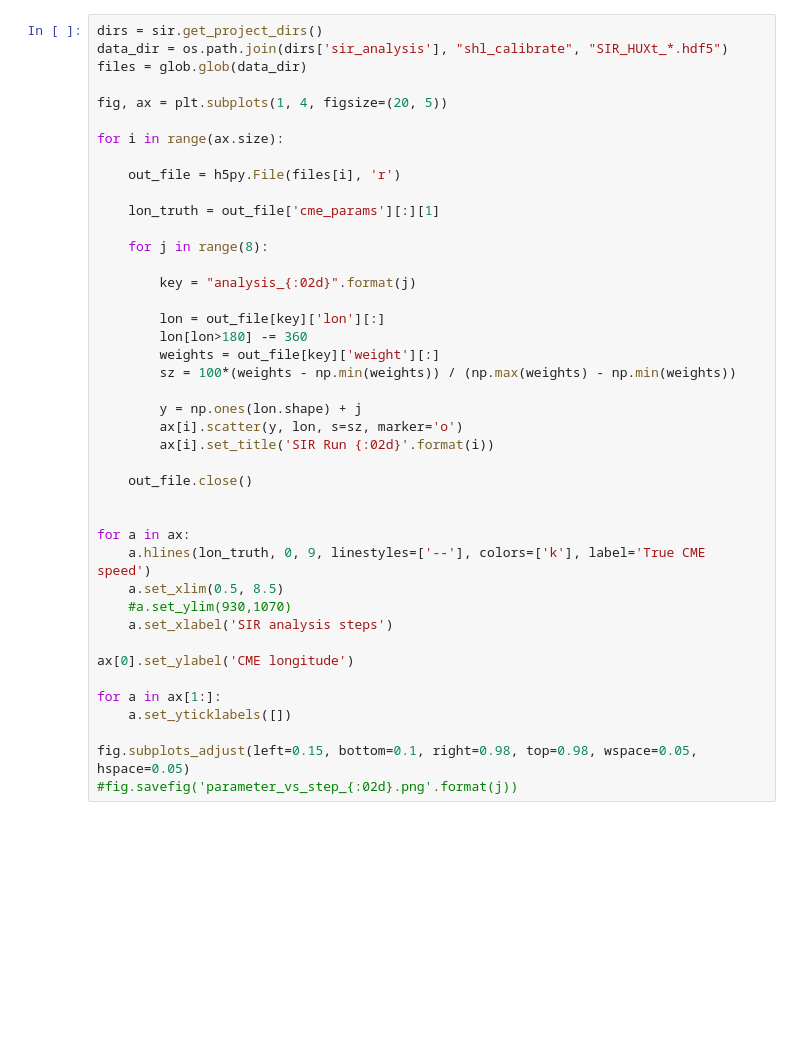
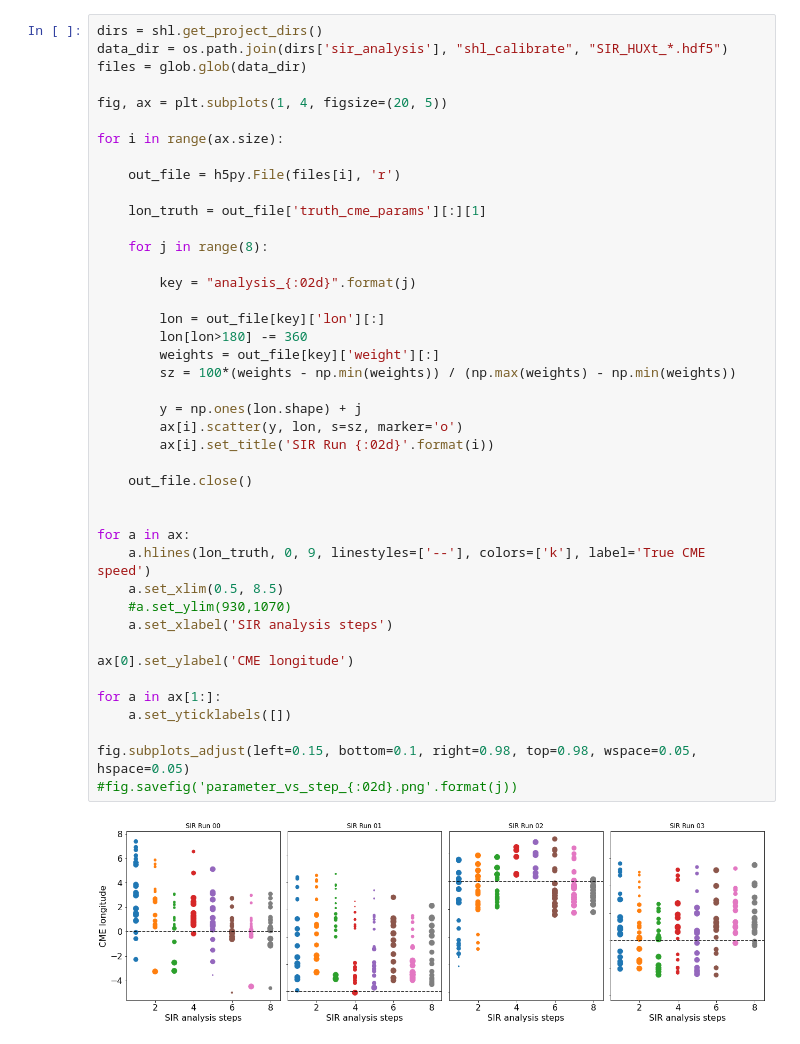
Before and after one commit to LukeBarnard/SIR_HUXt, a Jupyter notebook: code/calibration_analysis_shl.ipynb, the cells around one changed output. Drawn from its saved outputs; the diff is of its cells as text; blank space fills up the shorter version.

```diff
--- a/code/calibration_analysis_shl.ipynb
+++ b/code/calibration_analysis_shl.ipynb
@@ -21,7 +21,7 @@ mpl.rc("ytick", labelsize=16)
 mpl.rc("xtick", labelsize=16)
 mpl.rc("legend", fontsize=16)
 # %%
-dirs = sir.get_project_dirs()
+dirs = shl.get_project_dirs()
 data_dir = os.path.join(dirs['sir_analysis'], "shl_calibrate", "SIR_HUXt_*.hdf5")
 files = glob.glob(data_dir)
 
@@ -31,35 +31,37 @@ for i in range(ax.size):
 
     out_file = h5py.File(files[i], 'r')
 
-    lon_truth = out_file['cme_params'][:][1]
+    lon_truth = out_file['truth_cme_params'][:][1]
 
     for j in range(8):
 
         key = "analysis_{:02d}".format(j)
 
         lon = out_file[key]['lon'][:]
         lon[lon>180] -= 360
         weights = out_file[key]['weight'][:]
         sz = 100*(weights - np.min(weights)) / (np.max(weights) - np.min(weights))
 
         y = np.ones(lon.shape) + j
         ax[i].scatter(y, lon, s=sz, marker='o')
         ax[i].set_title('SIR Run {:02d}'.format(i))
 
     out_file.close()
 
 
 for a in ax:
     a.hlines(lon_truth, 0, 9, linestyles=['--'], colors=['k'], label='True CME speed')
     a.set_xlim(0.5, 8.5)
     #a.set_ylim(930,1070)
     a.set_xlabel('SIR analysis steps')
 
 ax[0].set_ylabel('CME longitude')
 
 for a in ax[1:]:
     a.set_yticklabels([])
 
 fig.subplots_adjust(left=0.15, bottom=0.1, right=0.98, top=0.98, wspace=0.05, hspace=0.05)
 #fig.savefig('parameter_vs_step_{:02d}.png'.format(j))
+# %% [output]
+[figure, added]
 # %%
```
Also changed, not shown: parts of 2 cells of this notebook, 4 other files.
